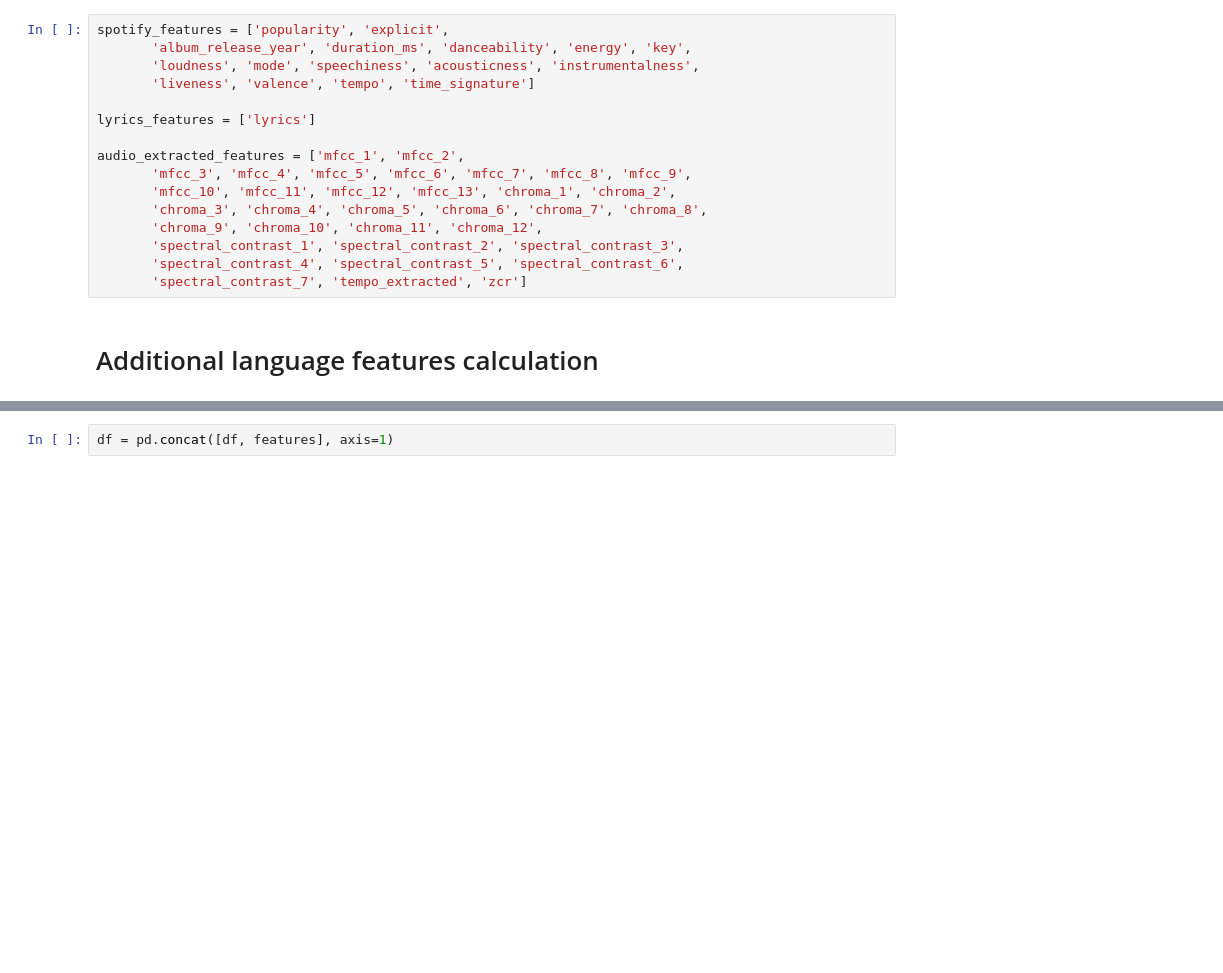
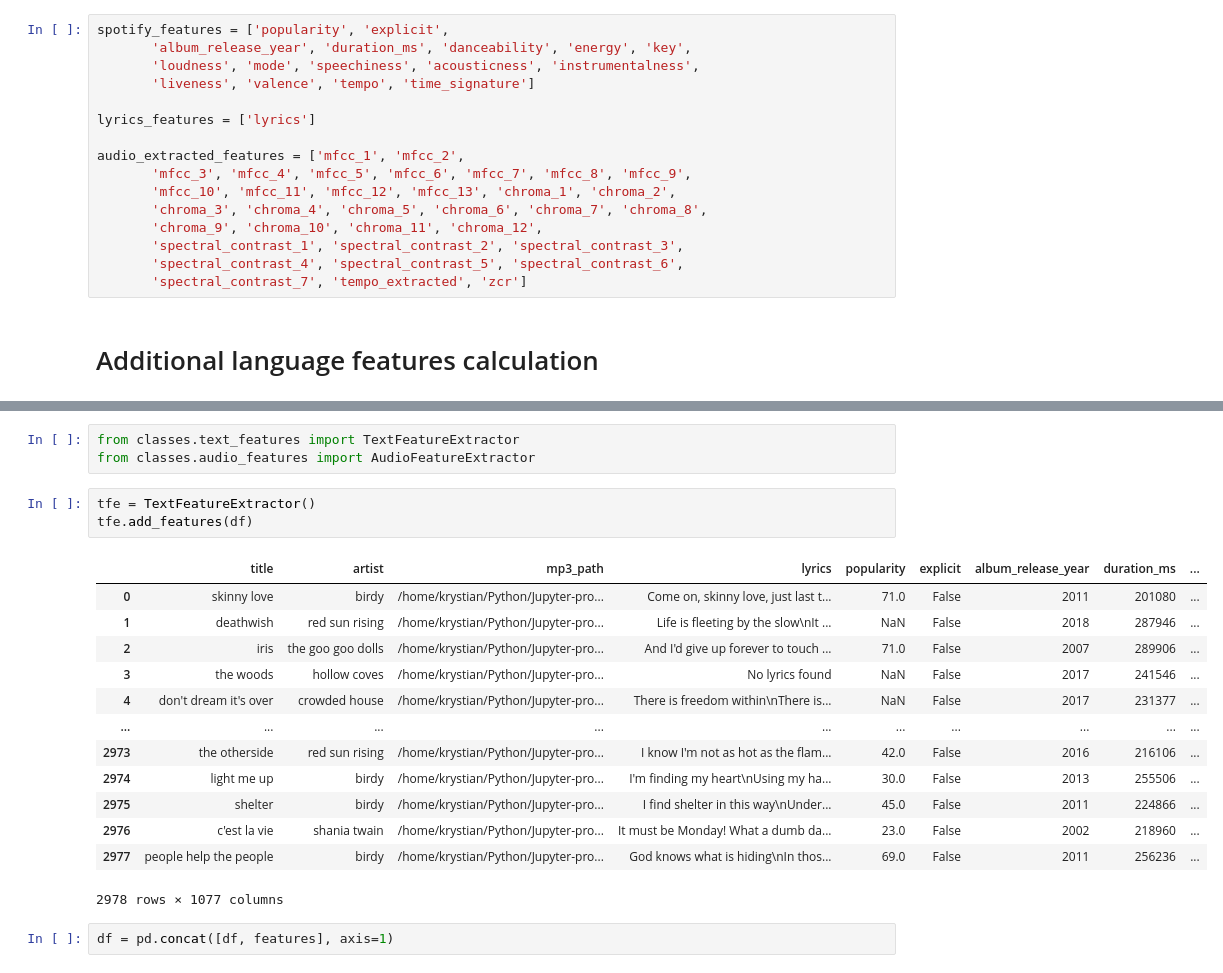
Before and after one commit to KrystianPielat/songs_analysis, a Jupyter notebook: main.ipynb, the cells around one changed output, grey strips where cells are left out. Saved outputs shown, nothing was run; the diff lists cells and outputs as text; blank space fills up the shorter version.

```diff
--- a/main.ipynb
+++ b/main.ipynb
@@ -181,3 +89,23 @@ features = extract_features(df).drop('lyrics', axis=1)
+# %%
+from classes.text_features import TextFeatureExtractor
+from classes.audio_features import AudioFeatureExtractor
+# %%
+tfe = TextFeatureExtractor()
+tfe.add_features(df)
+# %% [output]
+|  | title | artist | mp3_path | lyrics | popularity | explicit | album_release_year | duration_ms | ... |
+| 0 | skinny love | birdy | /home/krystian/Python/Jupyter-pro... | Come on, skinny love, just last t... | 71.0 | False | 2011 | 201080 | ... |
+| 1 | deathwish | red sun rising | /home/krystian/Python/Jupyter-pro... | Life is fleeting by the slow\nIt ... | NaN | False | 2018 | 287946 | ... |
+| 2 | iris | the goo goo dolls | /home/krystian/Python/Jupyter-pro... | And I'd give up forever to touch ... | 71.0 | False | 2007 | 289906 | ... |
+| 3 | the woods | hollow coves | /home/krystian/Python/Jupyter-pro... | No lyrics found | NaN | False | 2017 | 241546 | ... |
+| 4 | don't dream it's over | crowded house | /home/krystian/Python/Jupyter-pro... | There is freedom within\nThere is... | NaN | False | 2017 | 231377 | ... |
+| ... | ... | ... | ... | ... | ... | ... | ... | ... | ... |
+| 2973 | the otherside | red sun rising | /home/krystian/Python/Jupyter-pro... | I know I'm not as hot as the flam... | 42.0 | False | 2016 | 216106 | ... |
+| 2974 | light me up | birdy | /home/krystian/Python/Jupyter-pro... | I'm finding my heart\nUsing my ha... | 30.0 | False | 2013 | 255506 | ... |
+| 2975 | shelter | birdy | /home/krystian/Python/Jupyter-pro... | I find shelter in this way\nUnder... | 45.0 | False | 2011 | 224866 | ... |
+| 2976 | c'est la vie | shania twain | /home/krystian/Python/Jupyter-pro... | It must be Monday! What a dumb da... | 23.0 | False | 2002 | 218960 | ... |
+| 2977 | people help the people | birdy | /home/krystian/Python/Jupyter-pro... | God knows what is hiding\nIn thos... | 69.0 | False | 2011 | 256236 | ... |
+2978 rows × 1077 columns
 # %%
 df = pd.concat([df, features], axis=1)
 # %% [markdown]
```
Also changed, not shown: parts of 2 cells of this notebook, 11 other files.
